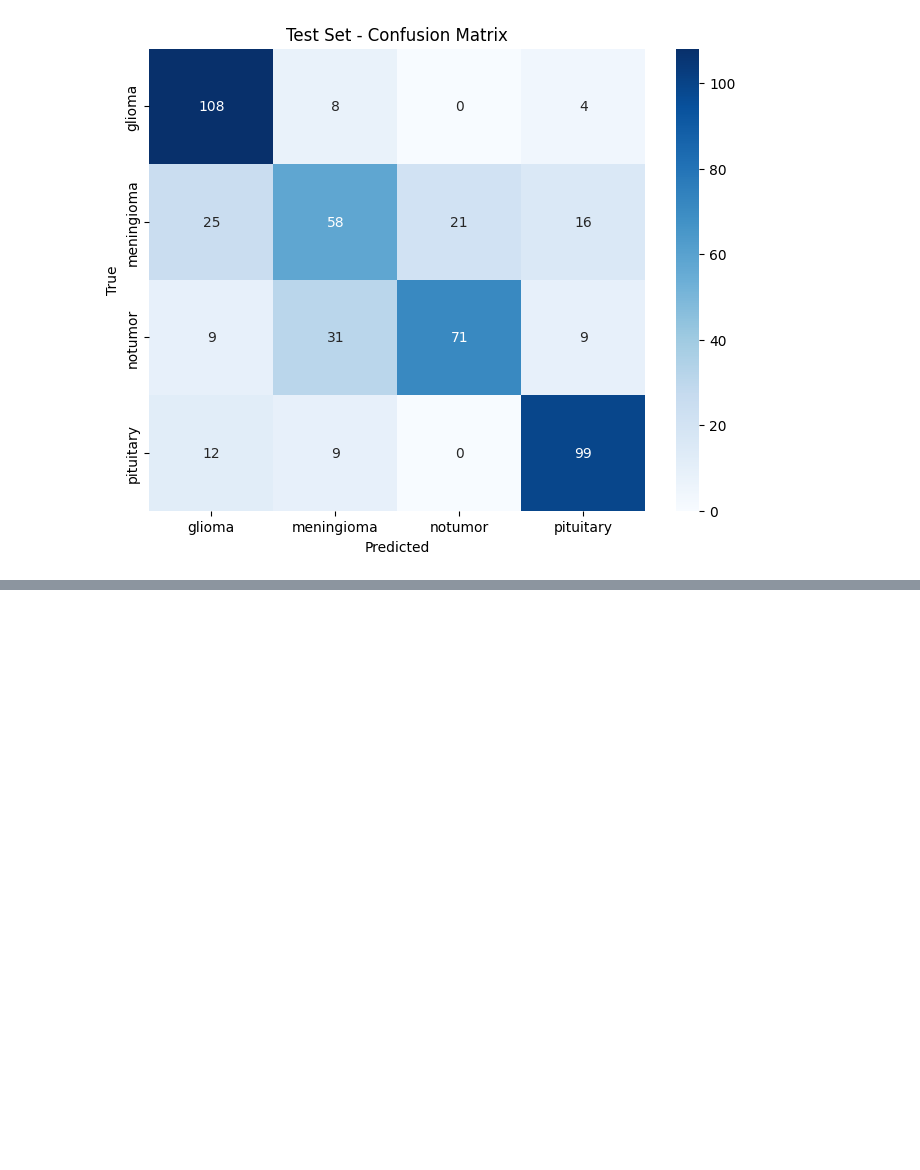
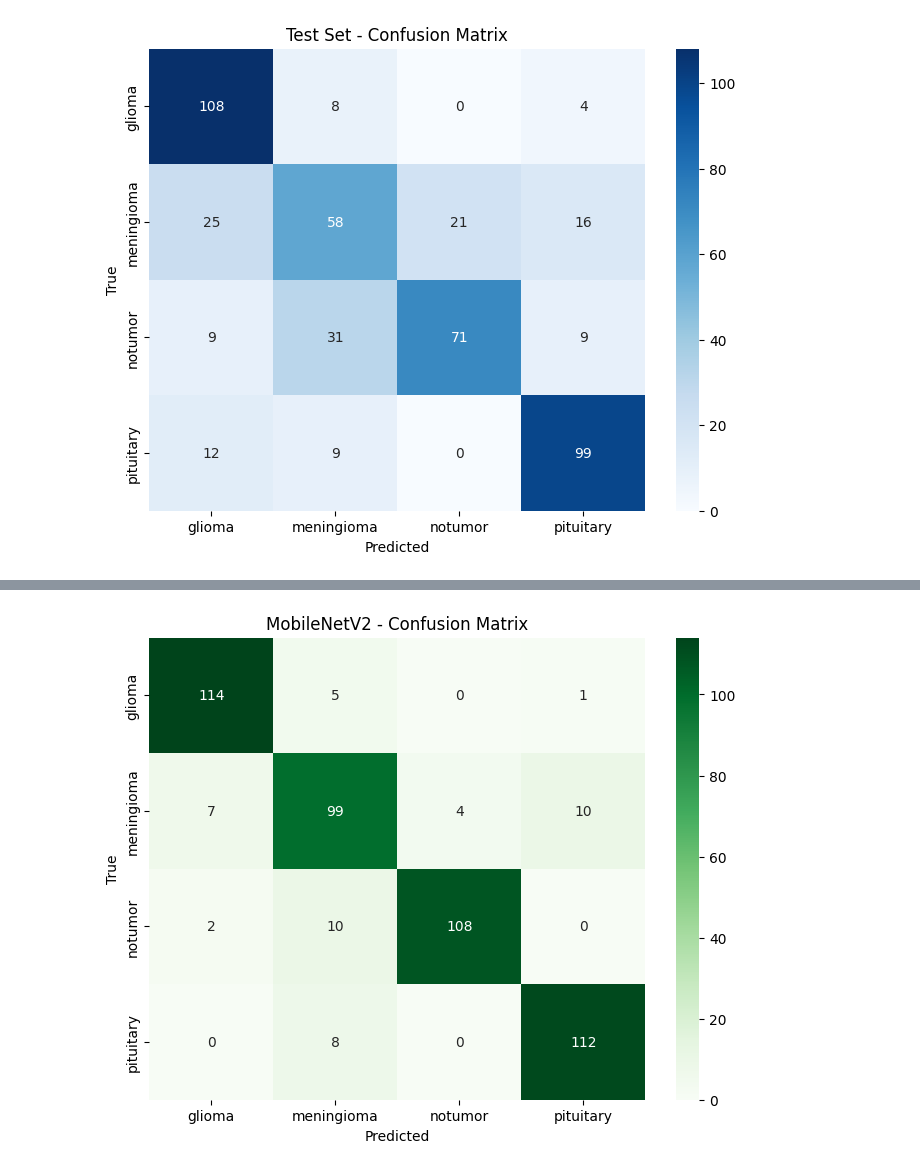
Before and after one commit to 2300914/CSC3109_ML, a Jupyter notebook: T16.ipynb, the cells around one changed output, grey strips where cells are left out. Drawn from its saved outputs; the diff is of its cells as text; code cells hidden in the pictures; blank space fills up the shorter version.

```diff
--- a/T16.ipynb
+++ b/T16.ipynb
@@ -1583,0 +1460,10 @@ Weaknesses:
+# %%
+# Normalization layer
+normalization_layer = tf.keras.layers.Rescaling(1./255)
+
+# Apply normalization
+train_val_ds = train_val_ds.map(lambda x, y: (normalization_layer(x), y), num_parallel_calls=AUTOTUNE)
+val_ds = val_ds.map(lambda x, y: (normalization_layer(x), y), num_parallel_calls=AUTOTUNE)
+test_ds = test_ds.map(lambda x, y: (normalization_layer(x), y), num_parallel_calls=AUTOTUNE)
+
+print("✅ Normalization applied for DL models.")
@@ -1583,0 +1605,27 @@ Weaknesses:
+# %%
+from tensorflow.keras import layers, models, callbacks
+
+def build_mobilenet_model(num_classes):
+    base_model = tf.keras.applications.MobileNetV2(include_top=False, input_shape=(224,224,3), pooling='avg')
+    base_model.trainable = False  # Freeze base layers
+    model = models.Sequential([
+        base_model,
+        layers.Dense(256, activation='relu'),
+        layers.Dropout(0.5),
+        layers.Dense(num_classes, activation='softmax')
+    ])
+    model.compile(optimizer='adam', loss='categorical_crossentropy', metrics=['accuracy'])
+    return model
+
+mobilenet_model = build_mobilenet_model(len(CLASSES))
+
+# Callbacks
+early_stop = callbacks.EarlyStopping(patience=5, restore_best_weights=True)
+
+# Train
+history_mobilenet = mobilenet_model.fit(
+    train_val_ds,
+    validation_data=val_ds,
+    epochs=20,
+    callbacks=[early_stop]
+)
@@ -1583,0 +1650,3 @@ Weaknesses:
+# %%
+evaluate_dl_model(mobilenet_model, test_ds, "MobileNetV2")
+# %% [output]
@@ -1583,0 +1670 @@ Weaknesses:
+[figure, added]
```
Also changed, not shown: parts of 65 cells of this notebook.
